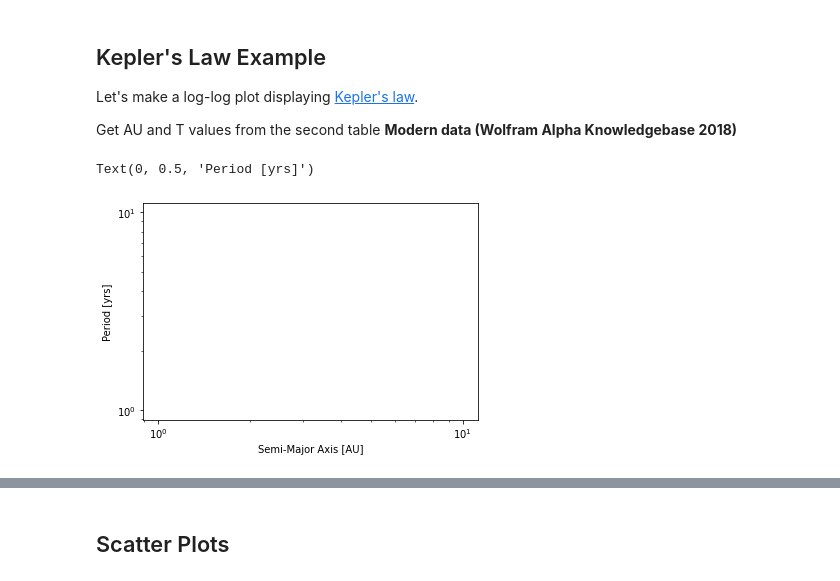
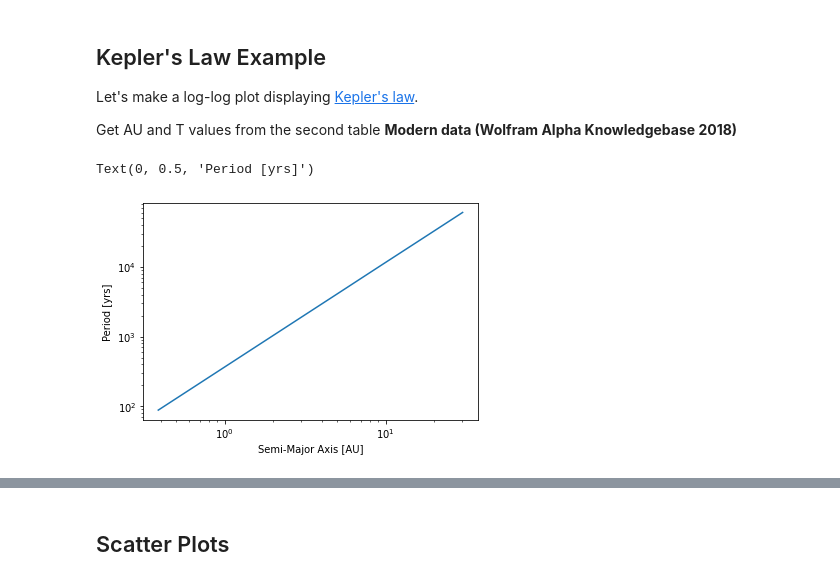
Before and after one commit to tuckwise/astr3190sp22, a Jupyter notebook: lessons/06-plotting_capps.ipynb, the cells around one changed output, grey strips where cells are left out. Saved outputs shown, nothing was run; the diff lists cells and outputs as text; code cells hidden in the pictures.

```diff
--- a/lessons/06-plotting_capps.ipynb
+++ b/lessons/06-plotting_capps.ipynb
@@ -146,22 +146,22 @@ Get AU and T values from the second table **Modern data (Wolfram Alpha Knowledge
 # %%
 # INFO FOR SATURN
 
 # Semimajor-axis in units of AU:
-a_AU = 9.53707
+a_AU = [0.3871, 0.72333, 1, 1.52366, 5.20336, 9.53707, 19.1913, 30.069]
 
 # Orbital period in units of years
-T_yr = 29.5014653
+T_yr = [87.9693, 224.7008, 365.2564, 686.9796, 4332.8201, 10775.599, 30687.153, 60190.03]
 
 # Set some constants
 G    = 6.67e-8
 Msun = 1.99e+33
 
-plt.loglog() #put in arguments here!
+plt.loglog(a_AU,T_yr) #put in arguments here!
 plt.xlabel('Semi-Major Axis [AU]')
 plt.ylabel('Period [yrs]')
 # %% [output]
 Text(0, 0.5, 'Period [yrs]')
-[figure, old version]
+[figure, new version]
 # %%
 # now plot a function over the data
 # as you work more in python you will learn how to actually fit models to your data
```
Also changed, not shown: parts of 5 cells of this notebook.
